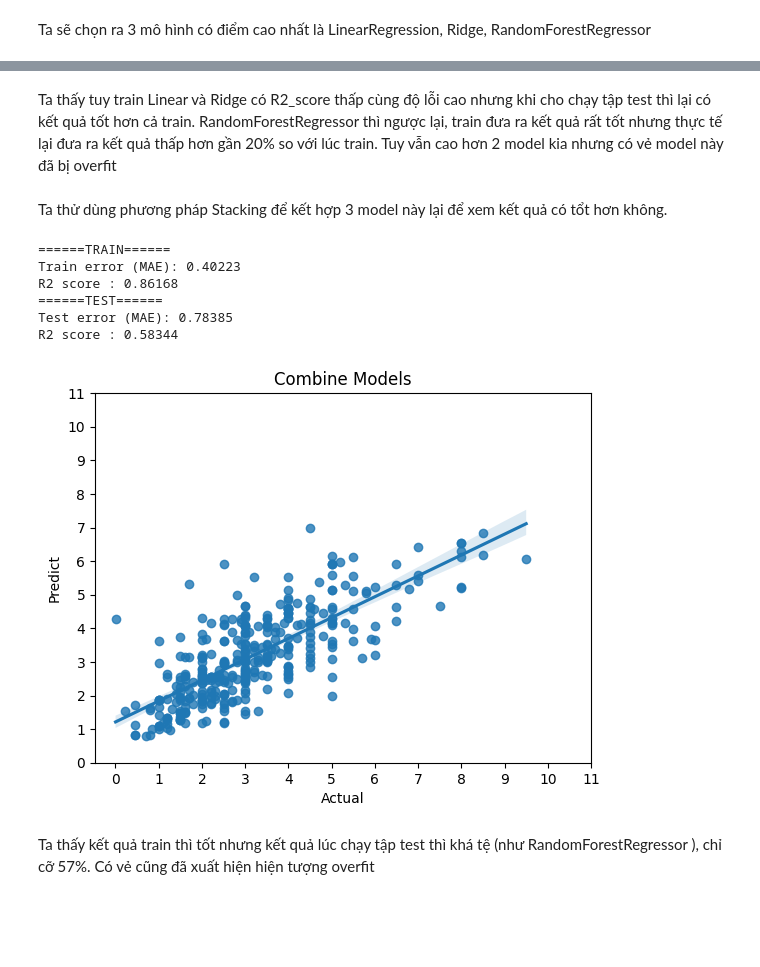
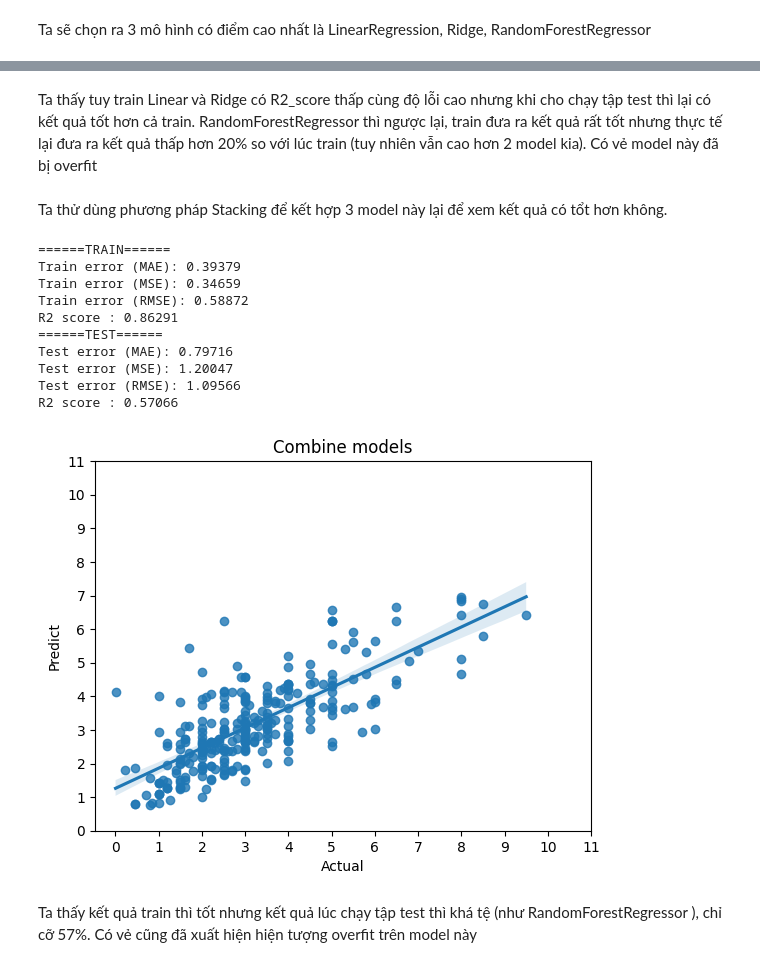
Before and after one commit to flyboy13/NM-KHDL, a Jupyter notebook: project_code/DOAN/Mô hình hoá dữ liệu/buildmodel.ipynb, the cells around one changed output, grey strips where cells are left out. Cells and saved outputs as stored; diff of their text form; code cells hidden in the pictures; blank space fills up the shorter version.

```diff
--- a/project_code/DOAN/Mô hình hoá dữ liệu/buildmodel.ipynb
+++ b/project_code/DOAN/Mô hình hoá dữ liệu/buildmodel.ipynb
@@ -219,0 +255,2 @@ import time
+# %%
+X_train, X_test, y_train, y_test = train_test_split(X, y, test_size=0.25,random_state=42)
@@ -253,5 +267,3 @@ from sklearn.model_selection import cross_val_score
-# %%
-X_train, X_test, y_train, y_test = train_test_split(X, y, test_size=0.33,random_state=42)
 # %%
 model = LinearRegression()
 scores = cross_val_score(model, X_train, y_train, cv=7)
@@ -380,5 +439,5 @@ R2 score : 0.63084
 # %% [markdown]
-Ta thấy tuy train Linear và Ridge có R2_score thấp cùng độ lỗi cao nhưng khi cho chạy tập test thì lại có kết quả tốt hơn cả train. RandomForestRegressor thì ngược lại, train đưa ra kết quả rất tốt nhưng thực tế lại đưa ra kết quả thấp hơn gần 20% so với lúc train. Tuy vẫn cao hơn 2 model kia nhưng có vẻ model này đã bị overfit
+Ta thấy tuy train Linear và Ridge có R2_score thấp cùng độ lỗi cao nhưng khi cho chạy tập test thì lại có kết quả tốt hơn cả train. RandomForestRegressor thì ngược lại, train đưa ra kết quả rất tốt nhưng thực tế lại đưa ra kết quả thấp hơn 20% so với lúc train (tuy nhiên vẫn cao hơn 2 model kia). Có vẻ model này đã bị overfit
 # %% [markdown]
 Ta thử dùng phương pháp Stacking để kết hợp 3 model này lại để xem kết quả có tổt hơn không.
 # %%
@@ -401,34 +460,46 @@ svr_rbf = SVR(kernel='rbf')
 # %%
 model = StackingRegressor(regressors=[svr_lin, lr, ridge,rfr],
                            meta_regressor=svr_rbf)
 model.fit(X_train,y_train)
 
 print("======TRAIN======")
 y_pre_train = model.predict(X_train)
 score_train = mean_absolute_error(y_train,y_pre_train).round(5)
+mse_score = mean_squared_error(y_train,y_pre_train).round(5)
+rmse = mean_squared_error(y_train,y_pre_train,squared = False).round(5)
 score_r2 = r2_score(y_train,y_pre_train).round(5)
 print("Train error (MAE): {}".format(score_train))
+print("Train error (MSE): {}".format(mse_score))
+print("Train error (RMSE): {}".format(rmse))
 print("R2 score : {}".format(score_r2))
 print("======TEST======")
 y_pre_test = model.predict(X_test)
 score_test = mean_absolute_error(y_test,y_pre_test).round(5)
+mse_score = mean_squared_error(y_test,y_pre_test).round(5)
+rmse = mean_squared_error(y_test,y_pre_test,squared = False).round(5)
 score_r2 = r2_score(y_test,y_pre_test).round(5)
 print("Test error (MAE): {}".format(score_test))
+print("Test error (MSE): {}".format(mse_score))
+print("Test error (RMSE): {}".format(rmse))
 print("R2 score : {}".format(score_r2))
 sns.regplot(x = y_test, y = y_pre_test)
-plt.title('Combine Models')
+plt.title('Combine models')
 plt.xlabel('Actual')
 plt.ylabel('Predict')
 plt.xticks(range(0,12,1))
 plt.yticks(range(0,12,1))
 plt.show()
 # %% [output]
 ======TRAIN======
-Train error (MAE): 0.40223
-R2 score : 0.86168
+Train error (MAE): 0.39379
+Train error (MSE): 0.34659
+Train error (RMSE): 0.58872
+R2 score : 0.86291
 ======TEST======
-Test error (MAE): 0.78385
-R2 score : 0.58344
+Test error (MAE): 0.79716
+Test error (MSE): 1.20047
+Test error (RMSE): 1.09566
+R2 score : 0.57066
-[figure, old version]
+[figure, new version]
 # %% [markdown]
-Ta thấy kết quả train thì tốt nhưng kết quả lúc chạy tập test thì khá tệ (như RandomForestRegressor ), chỉ cỡ 57%. Có vẻ cũng đã xuất hiện hiện tượng overfit
+Ta thấy kết quả train thì tốt nhưng kết quả lúc chạy tập test thì khá tệ (như RandomForestRegressor ), chỉ cỡ 57%. Có vẻ cũng đã xuất hiện hiện tượng overfit trên model này
```
Also changed, not shown: parts of 33 cells of this notebook.
